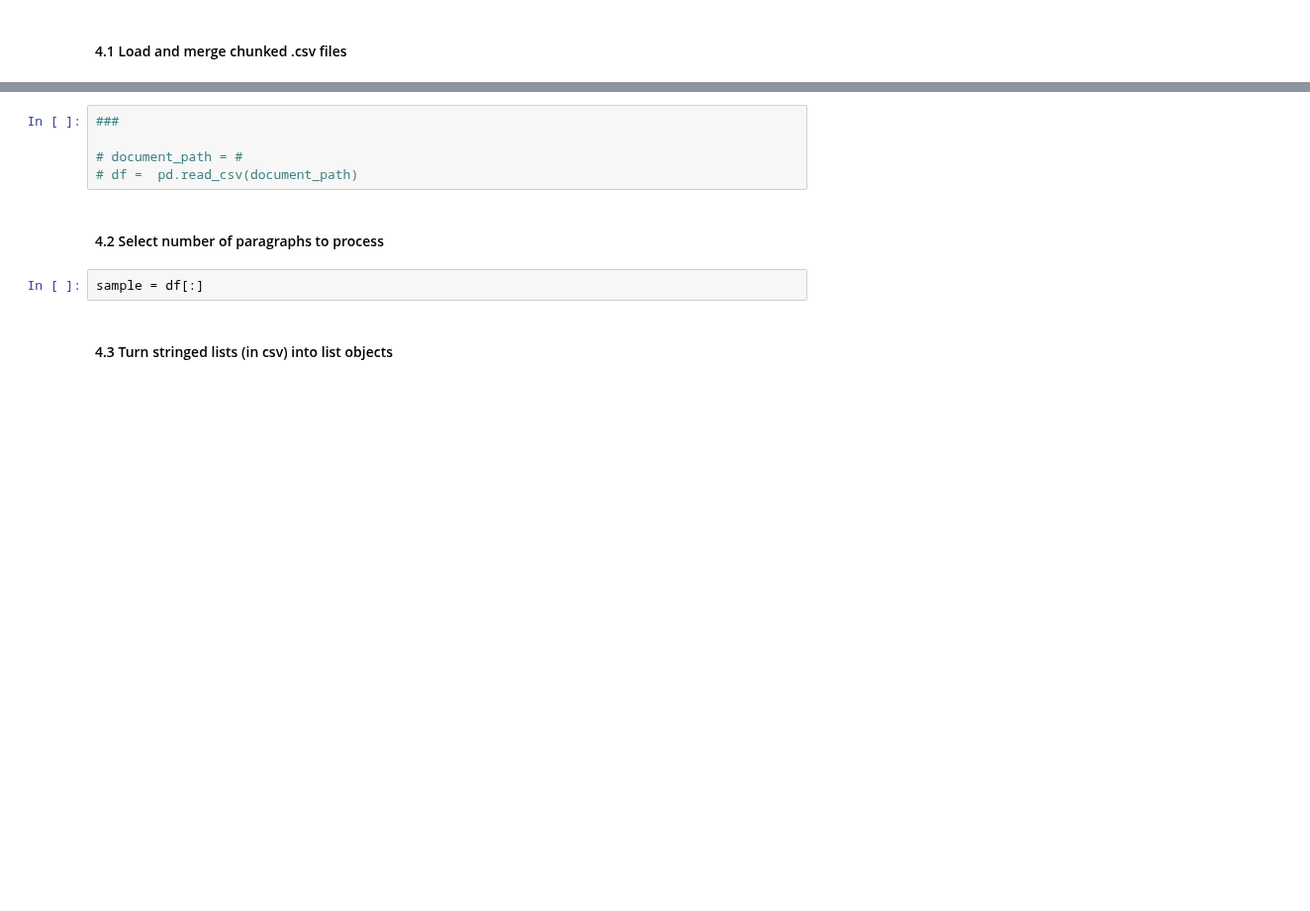
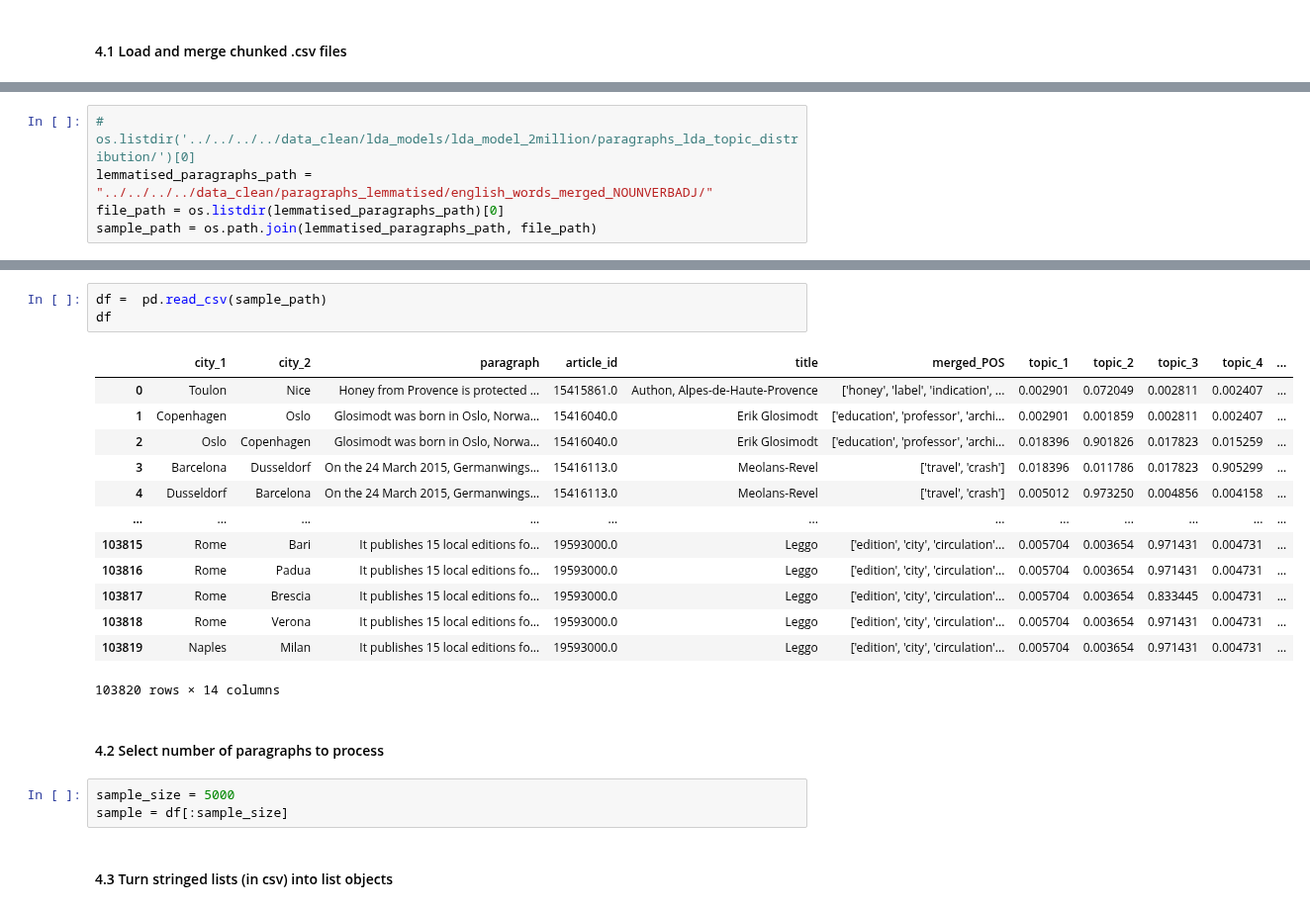
Before and after one commit to seriousdeejay/citynet, a Jupyter notebook: src/analyses/Diederik_Clean/3 Word Embedding Categorisation - Paragraphs.ipynb, the cells around one changed output, grey strips where cells are left out. Shown at 99% size. Drawn from its saved outputs; the diff is of its cells as text; blank space fills up the shorter version.

```diff
--- a/src/analyses/Diederik_Clean/3 Word Embedding Categorisation - Paragraphs.ipynb
+++ b/src/analyses/Diederik_Clean/3 Word Embedding Categorisation - Paragraphs.ipynb
@@ -68,0 +135,5 @@ for topic in lda_topic_words:
+# %%
+# os.listdir('../../../../data_clean/lda_models/lda_model_2million/paragraphs_lda_topic_distribution/')[0]
+lemmatised_paragraphs_path = "../../../../data_clean/paragraphs_lemmatised/english_words_merged_NOUNVERBADJ/"
+file_path = os.listdir(lemmatised_paragraphs_path)[0]
+sample_path = os.path.join(lemmatised_paragraphs_path, file_path)
@@ -69,12 +149,25 @@ for topic in lda_topic_words:
 # %%
-###
-
-# document_path = #
-# df =  pd.read_csv(document_path)
+df =  pd.read_csv(sample_path)
+df
+# %% [output]
+|  | city_1 | city_2 | paragraph | article_id | title | merged_POS | topic_1 | topic_2 | topic_3 | topic_4 | ... |
+| 0 | Toulon | Nice | Honey from Provence is protected ... | 15415861.0 | Authon, Alpes-de-Haute-Provence | ['honey', 'label', 'indication', ... | 0.002901 | 0.072049 | 0.002811 | 0.002407 | ... |
+| 1 | Copenhagen | Oslo | Glosimodt was born in Oslo, Norwa... | 15416040.0 | Erik Glosimodt | ['education', 'professor', 'archi... | 0.002901 | 0.001859 | 0.002811 | 0.002407 | ... |
+| 2 | Oslo | Copenhagen | Glosimodt was born in Oslo, Norwa... | 15416040.0 | Erik Glosimodt | ['education', 'professor', 'archi... | 0.018396 | 0.901826 | 0.017823 | 0.015259 | ... |
+| 3 | Barcelona | Dusseldorf | On the 24 March 2015, Germanwings... | 15416113.0 | Meolans-Revel | ['travel', 'crash'] | 0.018396 | 0.011786 | 0.017823 | 0.905299 | ... |
+| 4 | Dusseldorf | Barcelona | On the 24 March 2015, Germanwings... | 15416113.0 | Meolans-Revel | ['travel', 'crash'] | 0.005012 | 0.973250 | 0.004856 | 0.004158 | ... |
+| ... | ... | ... | ... | ... | ... | ... | ... | ... | ... | ... | ... |
+| 103815 | Rome | Bari | It publishes 15 local editions fo... | 19593000.0 | Leggo | ['edition', 'city', 'circulation'... | 0.005704 | 0.003654 | 0.971431 | 0.004731 | ... |
+| 103816 | Rome | Padua | It publishes 15 local editions fo... | 19593000.0 | Leggo | ['edition', 'city', 'circulation'... | 0.005704 | 0.003654 | 0.971431 | 0.004731 | ... |
+| 103817 | Rome | Brescia | It publishes 15 local editions fo... | 19593000.0 | Leggo | ['edition', 'city', 'circulation'... | 0.005704 | 0.003654 | 0.833445 | 0.004731 | ... |
+| 103818 | Rome | Verona | It publishes 15 local editions fo... | 19593000.0 | Leggo | ['edition', 'city', 'circulation'... | 0.005704 | 0.003654 | 0.971431 | 0.004731 | ... |
+| 103819 | Naples | Milan | It publishes 15 local editions fo... | 19593000.0 | Leggo | ['edition', 'city', 'circulation'... | 0.005704 | 0.003654 | 0.971431 | 0.004731 | ... |
+103820 rows × 14 columns
 # %% [markdown]
 #### 4.2 Select number of paragraphs to process
 # %%
-sample = df[:]
+sample_size = 5000
+sample = df[:sample_size]
 # %% [markdown]
 #### 4.3 Turn stringed lists (in csv) into list objects
 # %%
```
Also changed, not shown: parts of 24 cells of this notebook, 3 other files.
